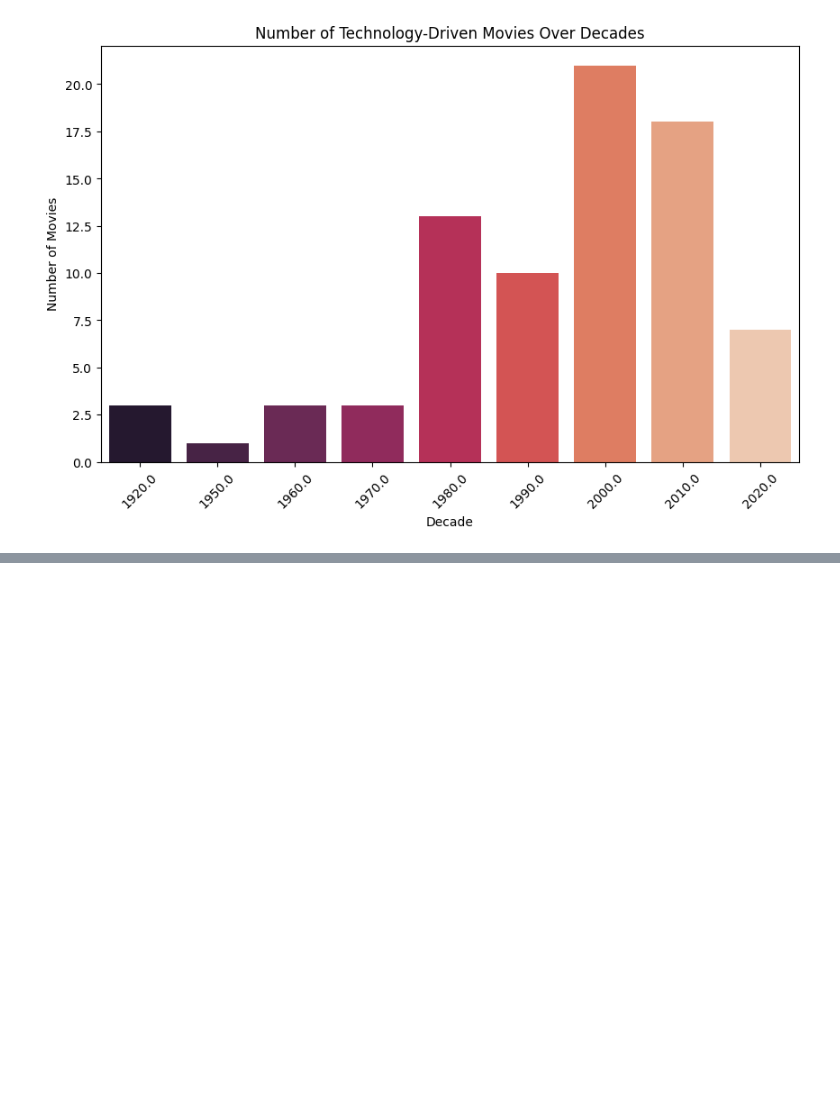
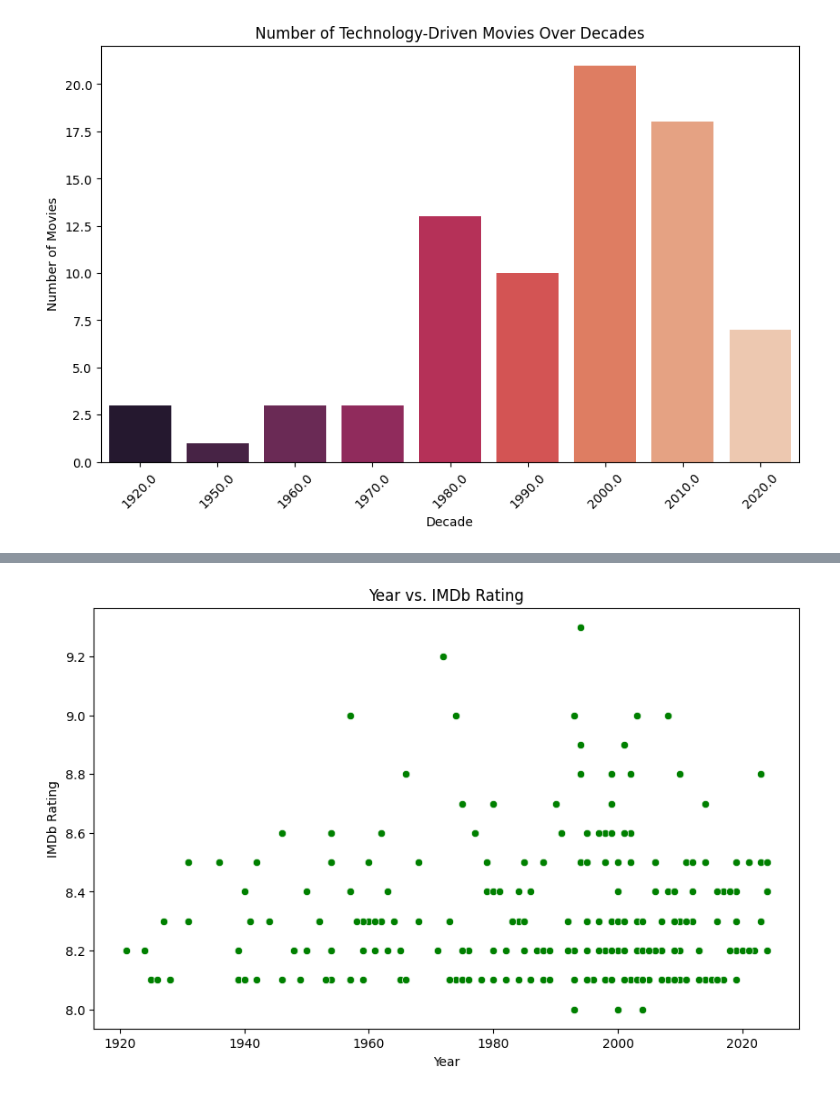
Before and after one commit to lfernando123/EDA-For-IMDbFilms, a Jupyter notebook: notebooks/eda.ipynb, the cells around one changed output, grey strips where cells are left out. Saved outputs shown, nothing was run; the diff lists cells and outputs as text; code cells hidden in the pictures; blank space fills up the shorter version.

```diff
--- a/notebooks/eda.ipynb
+++ b/notebooks/eda.ipynb
@@ -712,0 +744,10 @@ plt.show()
+# %%
+# Scatter plot of Year vs. IMDb Rating
+plt.figure(figsize=(10, 6))
+sns.scatterplot(x='Year', y='IMDb Rating', data=df, color='green')
+plt.title("Year vs. IMDb Rating")
+plt.xlabel("Year")
+plt.ylabel("IMDb Rating")
+plt.show()
+# %% [output]
+[figure, added]
```
Also changed, not shown: parts of 3 cells of this notebook.
